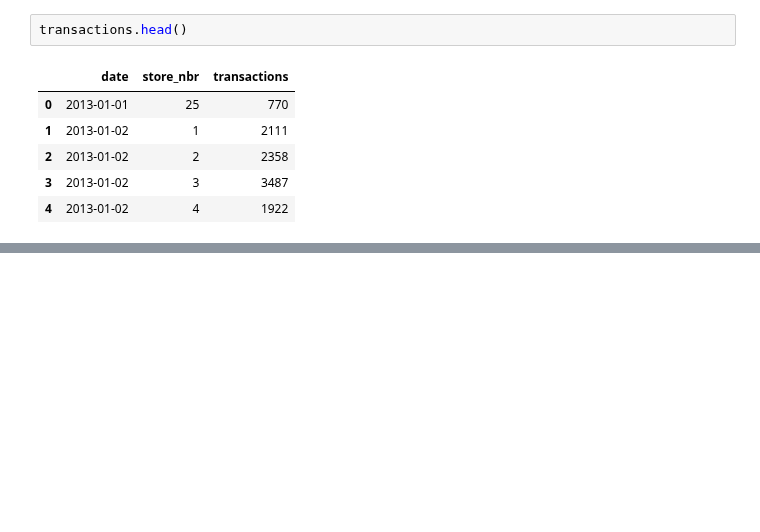
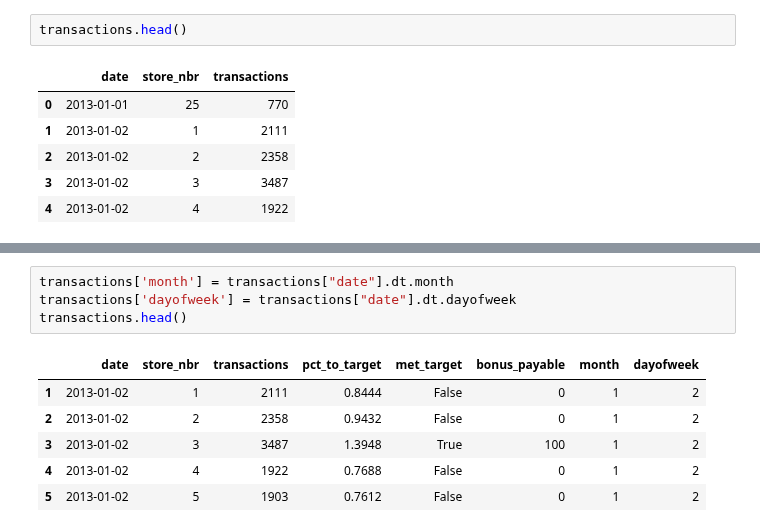
Before and after one commit to arunadas/effective-pandas, a Jupyter notebook: l_python_pandas/dataframes.ipynb, the cells around one changed output, grey strips where cells are left out. Drawn from its saved outputs; the diff is of its cells as text; blank space fills up the shorter version.

```diff
--- a/l_python_pandas/dataframes.ipynb
+++ b/l_python_pandas/dataframes.ipynb
@@ -1635,2 +1664,13 @@ transactions['bonus_payable'].sum()
 # %% [output]
 np.int64(1448300)
+# %%
+transactions['month'] = transactions["date"].dt.month
+transactions['dayofweek'] = transactions["date"].dt.dayofweek
+transactions.head()
+# %% [output]
+|  | date | store_nbr | transactions | pct_to_target | met_target | bonus_payable | month | dayofweek |
+| 1 | 2013-01-02 | 1 | 2111 | 0.8444 | False | 0 | 1 | 2 |
+| 2 | 2013-01-02 | 2 | 2358 | 0.9432 | False | 0 | 1 | 2 |
+| 3 | 2013-01-02 | 3 | 3487 | 1.3948 | True | 100 | 1 | 2 |
+| 4 | 2013-01-02 | 4 | 1922 | 0.7688 | False | 0 | 1 | 2 |
+| 5 | 2013-01-02 | 5 | 1903 | 0.7612 | False | 0 | 1 | 2 |
```
Also changed, not shown: parts of 11 cells of this notebook.
